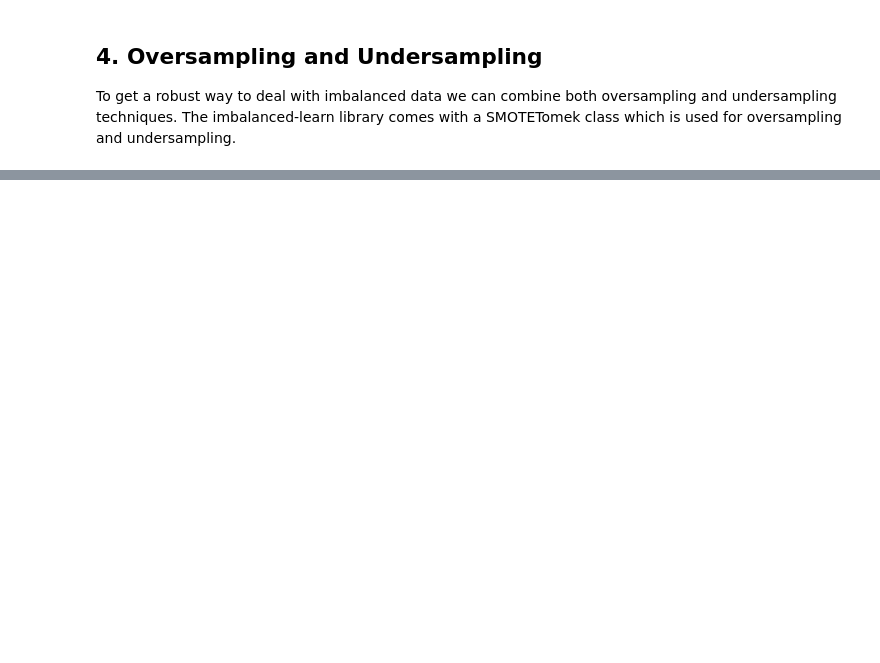
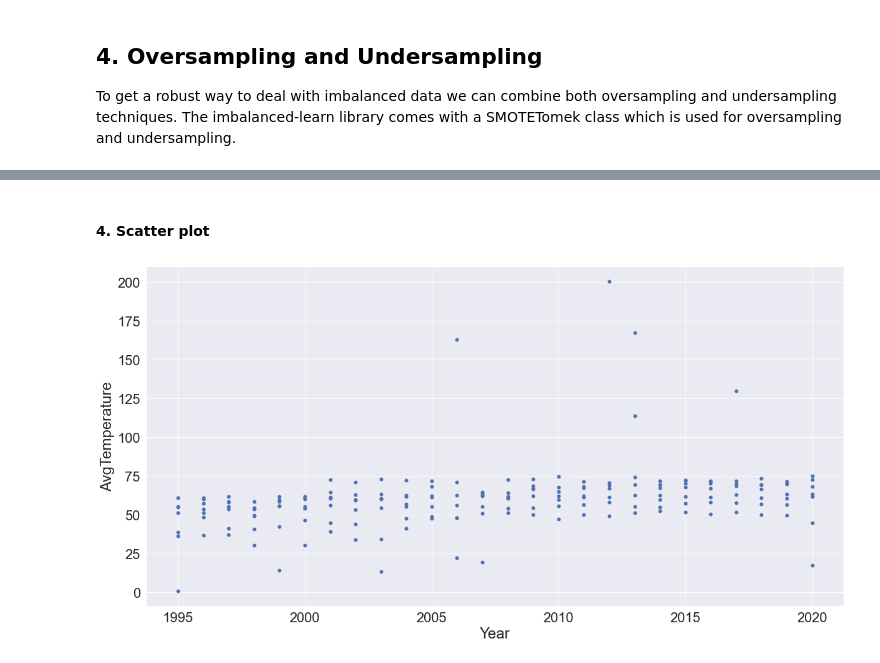
Before and after one commit to SammyOngaya/data2ml, a Jupyter notebook: data-pre-processing.ipynb, the cells around one changed output, grey strips where cells are left out. Drawn from its saved outputs; the diff is of its cells as text; code cells hidden in the pictures; blank space fills up the shorter version.

```diff
--- a/data-pre-processing.ipynb
+++ b/data-pre-processing.ipynb
@@ -470,0 +544,9 @@ y_resampled.value_counts().plot(kind='bar',color=['skyblue','orange'])
+# %% [markdown]
+#### 4. Scatter plot
+# %%
+plt.rcParams['axes.labelsize'] = 20
+sns.set(font_scale = 2)
+sns.scatterplot(x="Year", y="AvgTemperature", sizes=(1, 8), linewidth=0,data=continental_temperature_df)
+plt.show()
+# %% [output]
+[figure, added]
```
Also changed, not shown: parts of 30 cells of this notebook, 1 other file.
